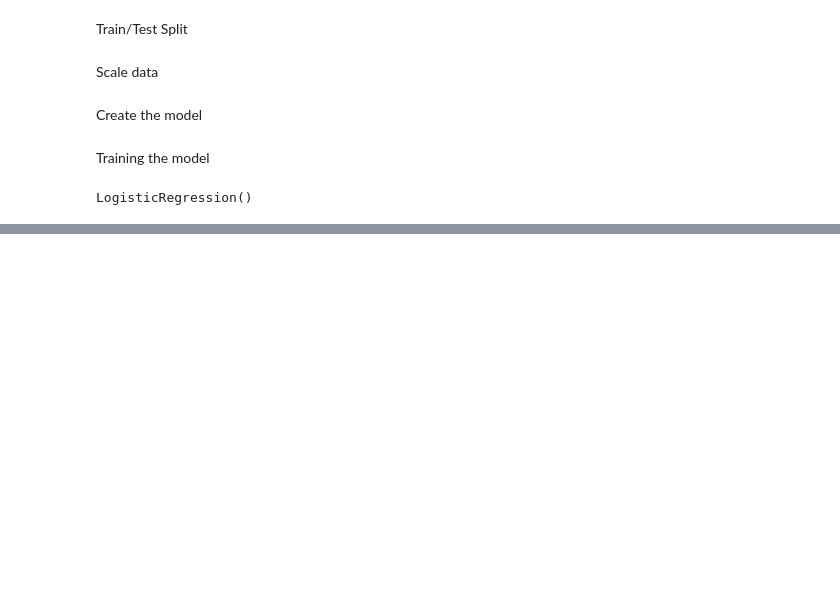
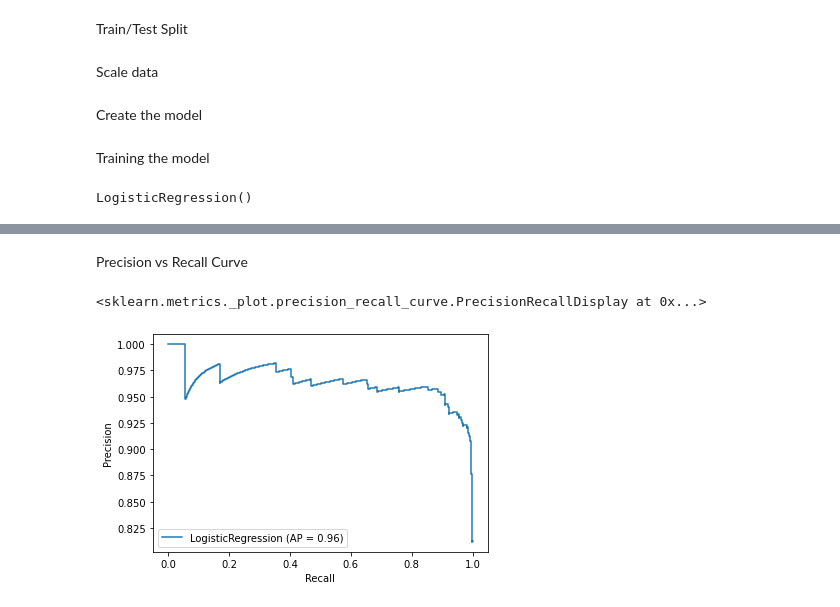
Before and after one commit to Gabrielle-Ribeiro/machine-learning-studies, a Jupyter notebook: logistic regression/Logistic Regression - Binary Classification.ipynb, the cells around one changed output, grey strips where cells are left out. Saved outputs shown, nothing was run; the diff lists cells and outputs as text; code cells hidden in the pictures; blank space fills up the shorter version.

```diff
--- a/logistic regression/Logistic Regression - Binary Classification.ipynb
+++ b/logistic regression/Logistic Regression - Binary Classification.ipynb
@@ -174,0 +269,7 @@ LogisticRegression()
+# %% [markdown]
+Precision vs Recall Curve
+# %%
+plot_precision_recall_curve(log_model, X_test, y_test)
+# %% [output]
+<sklearn.metrics._plot.precision_recall_curve.PrecisionRecallDisplay at 0x...>
+[figure, added]
```
Also changed, not shown: parts of 25 cells of this notebook.
